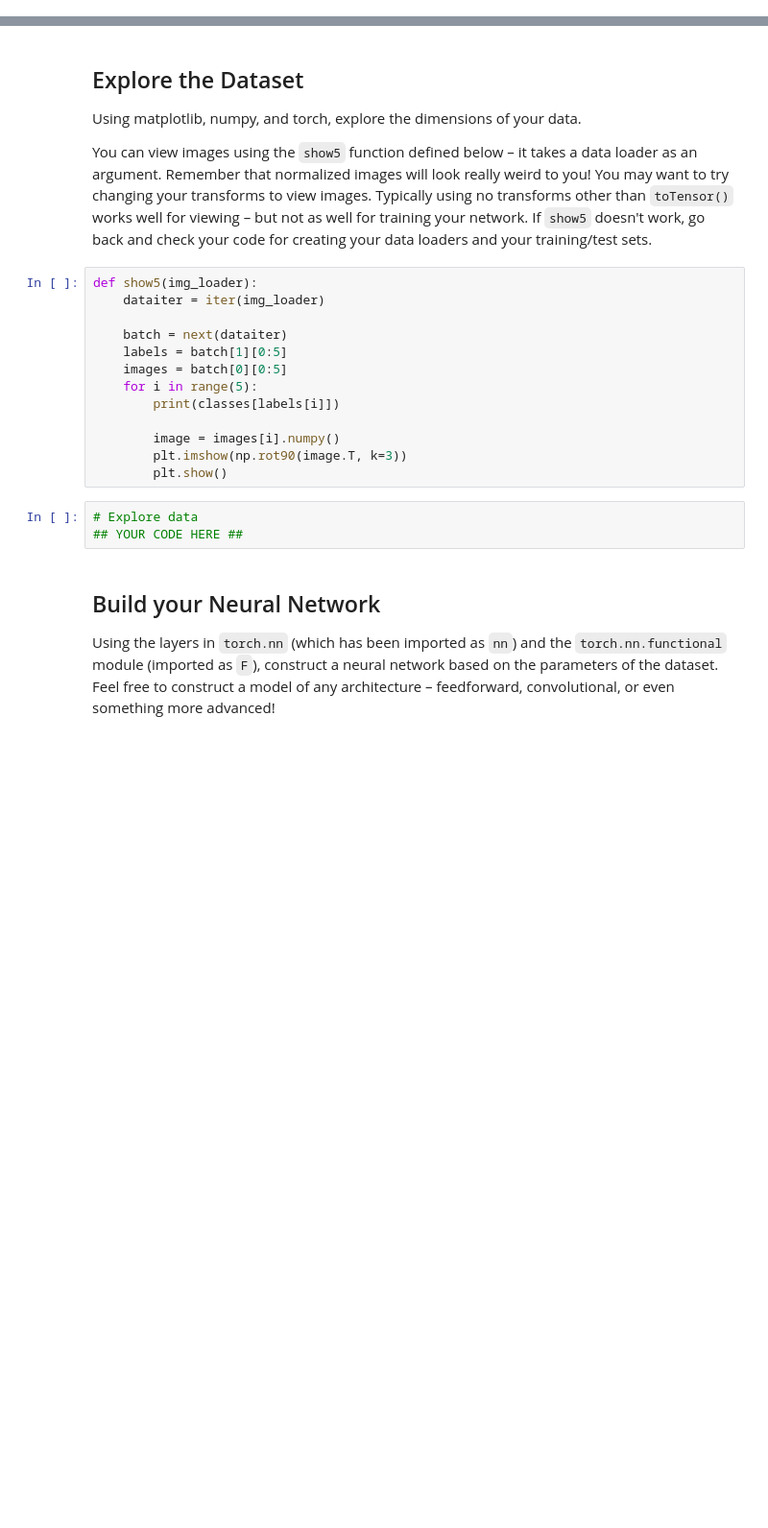
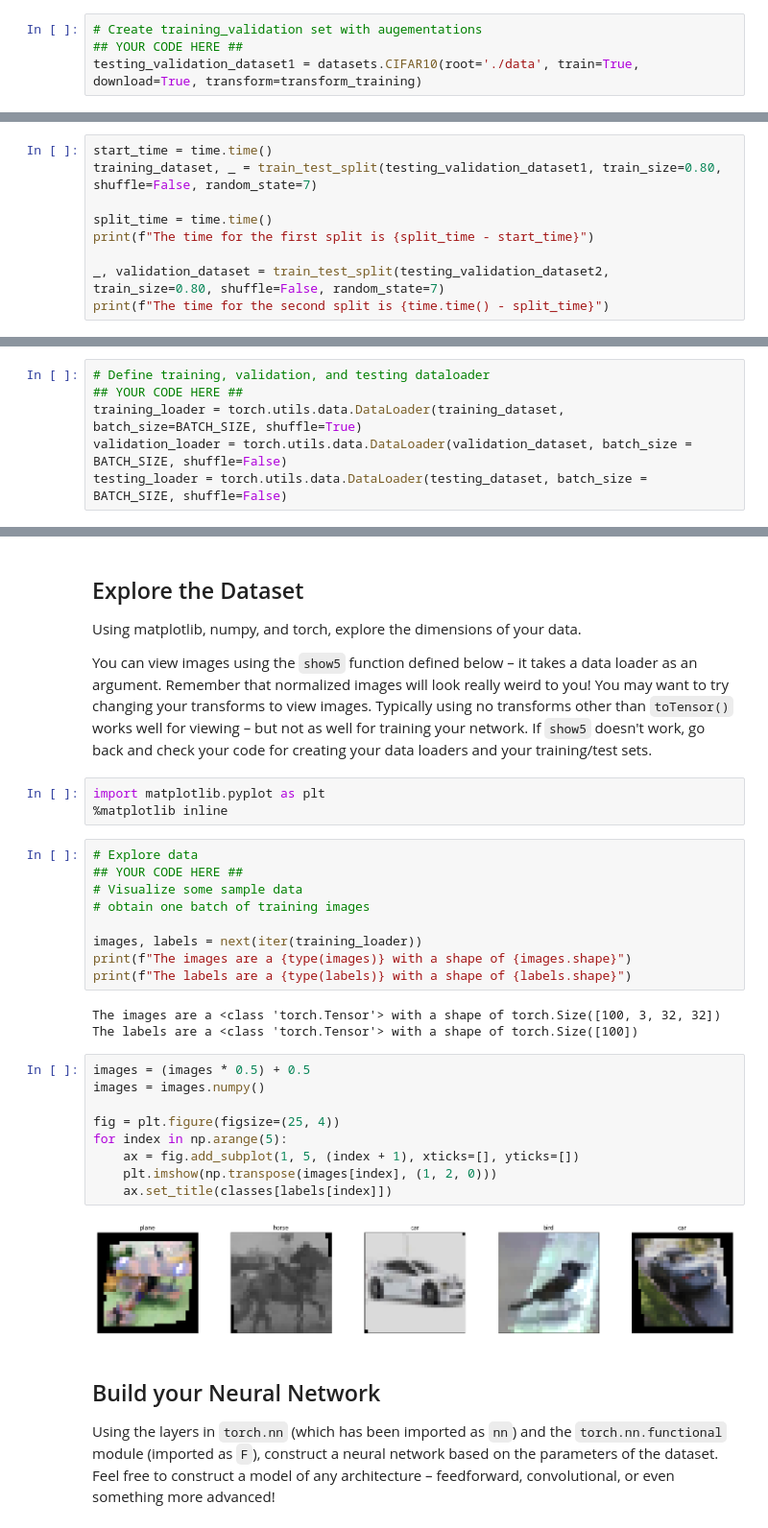
Before and after one commit to eperry4750/PyTorch_Image_Classifiction, a Jupyter notebook: CIFAR-10_Image_Classifier-STARTER.ipynb, the cells around one changed output, grey strips where cells are left out. Shown at 96% size. Cells and saved outputs as stored; diff of their text form; blank space fills up the shorter version.

```diff
--- a/CIFAR-10_Image_Classifier-STARTER.ipynb
+++ b/CIFAR-10_Image_Classifier-STARTER.ipynb
@@ -47,0 +85,4 @@ from sklearn.model_selection import train_test_split
+# %%
+# Create training_validation set with augementations
+## YOUR CODE HERE ##
+testing_validation_dataset1 = datasets.CIFAR10(root='./data', train=True, download=True, transform=transform_training)
@@ -47,0 +101,9 @@ from sklearn.model_selection import train_test_split
+# %%
+start_time = time.time()
+training_dataset, _ = train_test_split(testing_validation_dataset1, train_size=0.80, shuffle=False, random_state=7)
+
+split_time = time.time()
+print(f"The time for the first split is {split_time - start_time}")
+
+_, validation_dataset = train_test_split(testing_validation_dataset2, train_size=0.80, shuffle=False, random_state=7)
+print(f"The time for the second split is {time.time() - split_time}")
@@ -47,0 +121,6 @@ from sklearn.model_selection import train_test_split
+# %%
+# Define training, validation, and testing dataloader
+## YOUR CODE HERE ##
+training_loader = torch.utils.data.DataLoader(training_dataset, batch_size=BATCH_SIZE, shuffle=True)
+validation_loader = torch.utils.data.DataLoader(validation_dataset, batch_size = BATCH_SIZE, shuffle=False)
+testing_loader = torch.utils.data.DataLoader(testing_dataset, batch_size = BATCH_SIZE, shuffle=False)
@@ -65,22 +143,32 @@ You can view images using the `show5` function defined below – it takes a data
 Remember that normalized images will look really weird to you! You may want to try changing your transforms to view images.
 Typically using no transforms other than `toTensor()` works well for viewing – but not as well for training your network.
 If `show5` doesn't work, go back and check your code for creating your data loaders and your training/test sets.
-# %%
-def show5(img_loader):
-    dataiter = iter(img_loader)
-
-    batch = next(dataiter)
-    labels = batch[1][0:5]
-    images = batch[0][0:5]
-    for i in range(5):
-        print(classes[labels[i]])
-
-        image = images[i].numpy()
-        plt.imshow(np.rot90(image.T, k=3))
-        plt.show()
-# %%
-# Explore data
-## YOUR CODE HERE ##
+# %%
+import matplotlib.pyplot as plt
+%matplotlib inline
+# %%
+# Explore data
+## YOUR CODE HERE ##
+# Visualize some sample data
+# obtain one batch of training images
+
+images, labels = next(iter(training_loader))
+print(f"The images are a {type(images)} with a shape of {images.shape}")
+print(f"The labels are a {type(labels)} with a shape of {labels.shape}")
+# %% [output]
+The images are a <class 'torch.Tensor'> with a shape of torch.Size([100, 3, 32, 32])
+The labels are a <class 'torch.Tensor'> with a shape of torch.Size([100])
+# %%
+images = (images * 0.5) + 0.5
+images = images.numpy()
+
+fig = plt.figure(figsize=(25, 4))
+for index in np.arange(5):
+    ax = fig.add_subplot(1, 5, (index + 1), xticks=[], yticks=[])
+    plt.imshow(np.transpose(images[index], (1, 2, 0)))
+    ax.set_title(classes[labels[index]])
+# %% [output]
+[figure, added]
 # %% [markdown]
 ## Build your Neural Network
 Using the layers in `torch.nn` (which has been imported as `nn`) and the `torch.nn.functional` module (imported as `F`), construct a neural network based on the parameters of the dataset.
```
Also changed, not shown: parts of 38 cells of this notebook, 1 other file.
